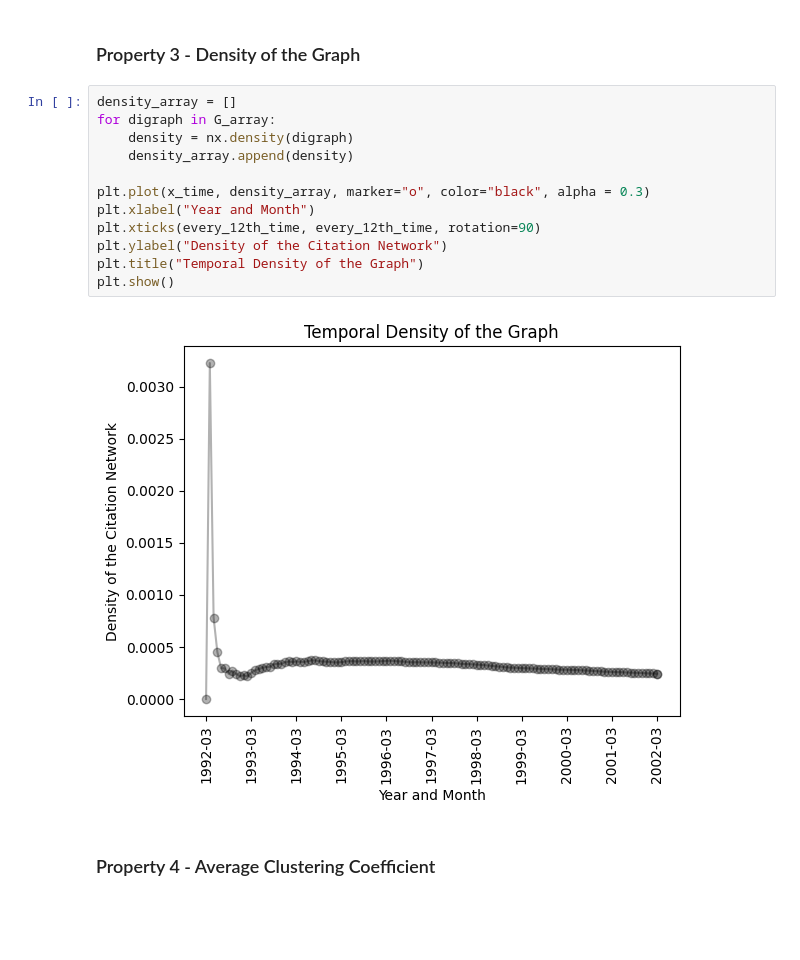
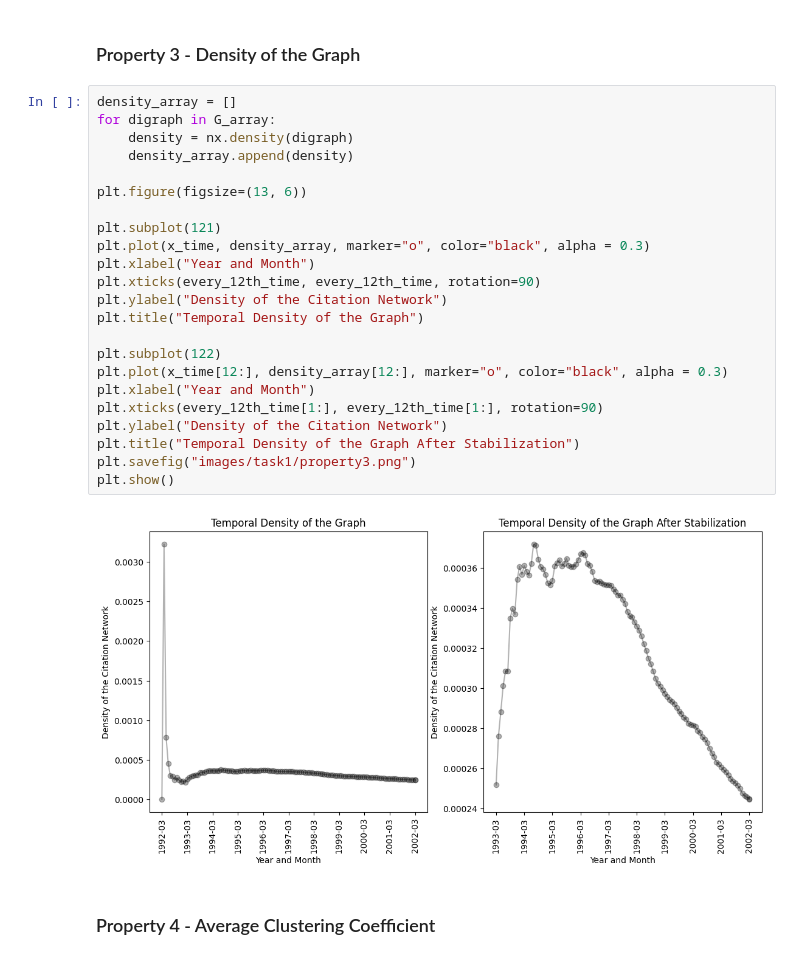
Before and after one commit to AdityaMishraOG/analyzing_citation_networks, a Jupyter notebook: 1.ipynb, the cells around one changed output. Drawn from its saved outputs; the diff is of its cells as text; blank space fills up the shorter version.

```diff
--- a/1.ipynb
+++ b/1.ipynb
@@ -346,17 +343,28 @@ plot_graph_degrees(G)
 # %%
 density_array = []
 for digraph in G_array:
     density = nx.density(digraph)
     density_array.append(density)
 
+plt.figure(figsize=(13, 6))
+
+plt.subplot(121)
 plt.plot(x_time, density_array, marker="o", color="black", alpha = 0.3)
 plt.xlabel("Year and Month")
 plt.xticks(every_12th_time, every_12th_time, rotation=90)
 plt.ylabel("Density of the Citation Network")
 plt.title("Temporal Density of the Graph")
+
+plt.subplot(122)
+plt.plot(x_time[12:], density_array[12:], marker="o", color="black", alpha = 0.3)
+plt.xlabel("Year and Month")
+plt.xticks(every_12th_time[1:], every_12th_time[1:], rotation=90)
+plt.ylabel("Density of the Citation Network")
+plt.title("Temporal Density of the Graph After Stabilization")
+plt.savefig("images/task1/property3.png")
 plt.show()
 # %% [output]
-[figure, old version]
+[figure, new version]
 # %% [markdown]
 ### Property 4 - Average Clustering Coefficient
 # %%
```
Also changed, not shown: parts of 69 cells of this notebook, 20 other files.
